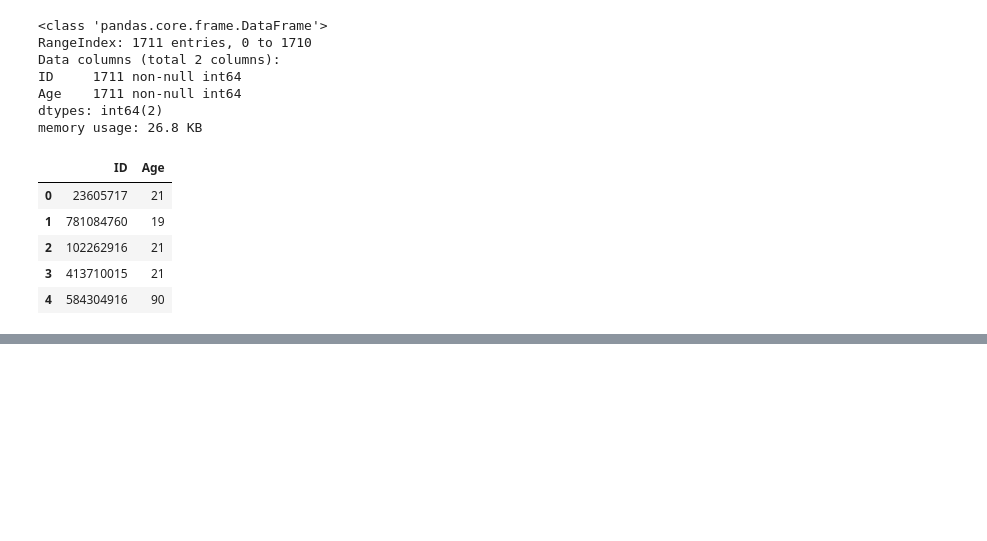
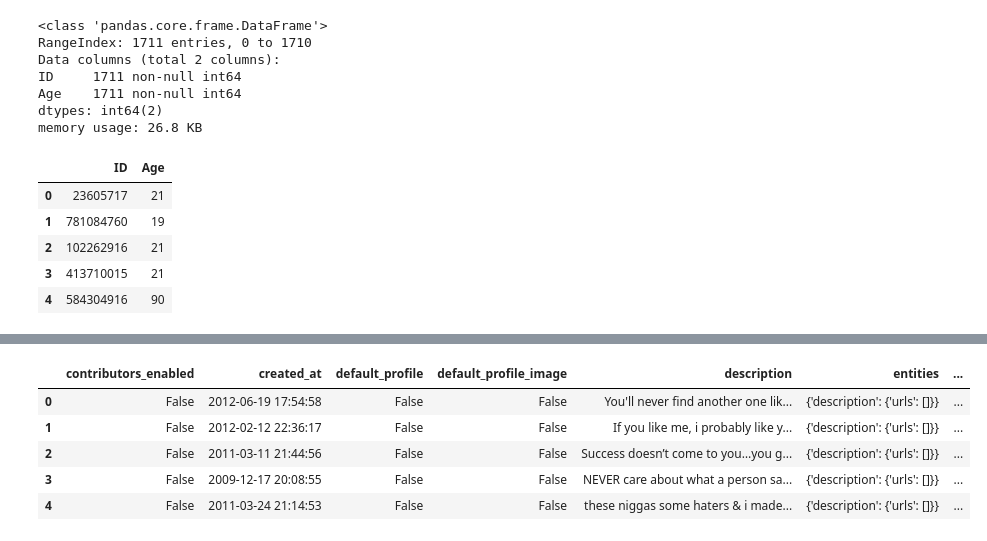
Before and after one commit to kellypeng/predict_twitter_user_age, a Jupyter notebook: Prediction_betterup.ipynb, the cells around one changed output, grey strips where cells are left out. Cells and saved outputs as stored; diff of their text form; code cells hidden in the pictures; blank space fills up the shorter version.

```diff
--- a/Prediction_betterup.ipynb
+++ b/Prediction_betterup.ipynb
@@ -86,0 +109,9 @@ ages_train.head()
+# %%
+ap.head()
+# %% [output]
+|  | contributors_enabled | created_at | default_profile | default_profile_image | description | entities | ... |
+| 0 | False | 2012-06-19 17:54:58 | False | False | You'll never find another one lik... | {'description': {'urls': []}} | ... |
+| 1 | False | 2012-02-12 22:36:17 | False | False | If you like me, i probably like y... | {'description': {'urls': []}} | ... |
+| 2 | False | 2011-03-11 21:44:56 | False | False | Success doesn’t come to you…you g... | {'description': {'urls': []}} | ... |
+| 3 | False | 2009-12-17 20:08:55 | False | False | NEVER care about what a person sa... | {'description': {'urls': []}} | ... |
+| 4 | False | 2011-03-24 21:14:53 | False | False | these niggas some haters & i made... | {'description': {'urls': []}} | ... |
```
Also changed, not shown: parts of 4 cells of this notebook, 1 other file.
